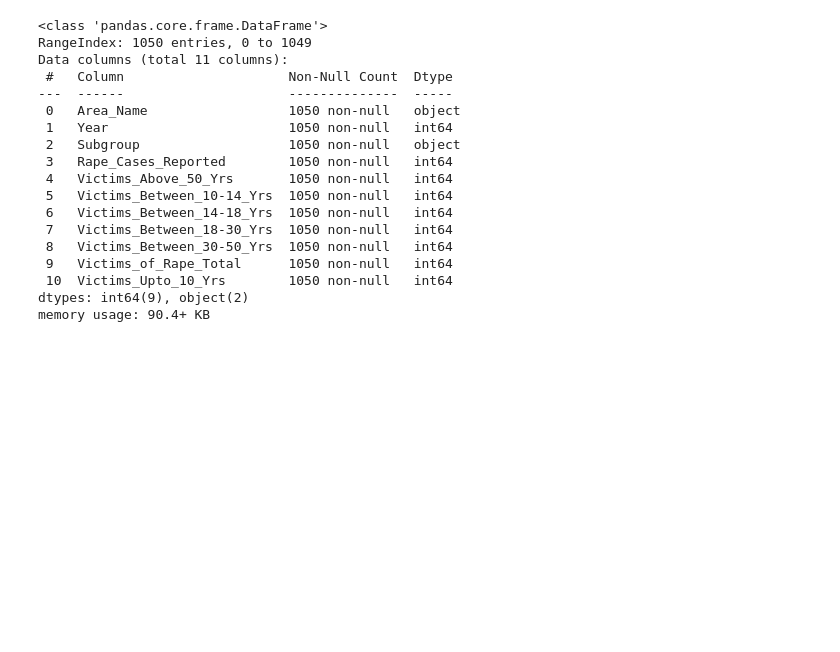
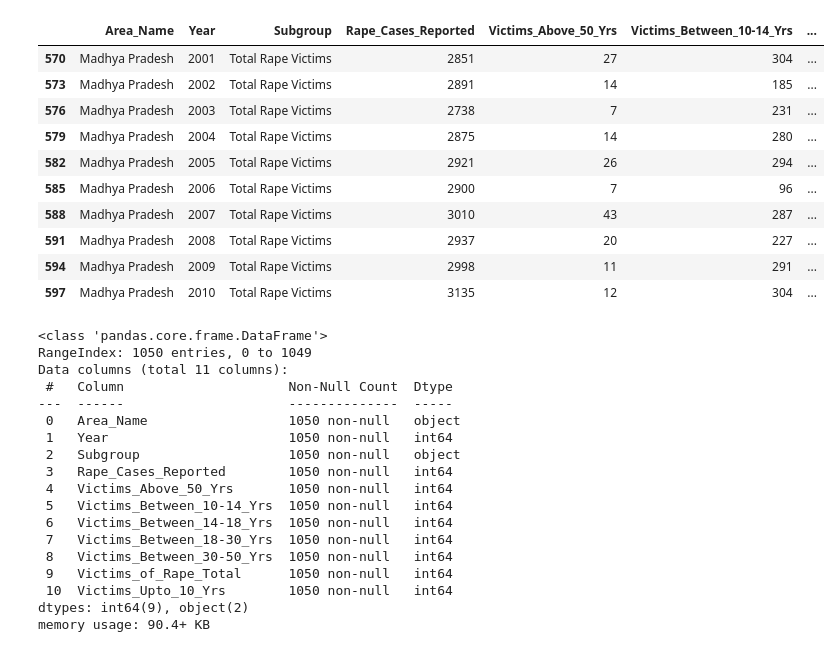
Before and after one commit to dsvikasojha/Practice-Projects-20--India-Crime, a Jupyter notebook: Practice Project 20 Rape Victim.ipynb, the cells around one changed output. Cells and saved outputs as stored; diff of their text form; code cells hidden in the pictures; blank space fills up the shorter version.

```diff
--- a/Practice Project 20 Rape Victim.ipynb
+++ b/Practice Project 20 Rape Victim.ipynb
@@ -18,3 +84,19 @@ ds.head()
+# %%
+mp=ds1['Area_Name']=='Madhya Pradesh'
+mp1=ds['Subgroup']=='Total Rape Victims'
+ds[mp & mp1]
+# %% [output]
+|  | Area_Name | Year | Subgroup | Rape_Cases_Reported | Victims_Above_50_Yrs | Victims_Between_10-14_Yrs | ... |
+| 570 | Madhya Pradesh | 2001 | Total Rape Victims | 2851 | 27 | 304 | ... |
+| 573 | Madhya Pradesh | 2002 | Total Rape Victims | 2891 | 14 | 185 | ... |
+| 576 | Madhya Pradesh | 2003 | Total Rape Victims | 2738 | 7 | 231 | ... |
+| 579 | Madhya Pradesh | 2004 | Total Rape Victims | 2875 | 14 | 280 | ... |
+| 582 | Madhya Pradesh | 2005 | Total Rape Victims | 2921 | 26 | 294 | ... |
+| 585 | Madhya Pradesh | 2006 | Total Rape Victims | 2900 | 7 | 96 | ... |
+| 588 | Madhya Pradesh | 2007 | Total Rape Victims | 3010 | 43 | 287 | ... |
+| 591 | Madhya Pradesh | 2008 | Total Rape Victims | 2937 | 20 | 227 | ... |
+| 594 | Madhya Pradesh | 2009 | Total Rape Victims | 2998 | 11 | 291 | ... |
+| 597 | Madhya Pradesh | 2010 | Total Rape Victims | 3135 | 12 | 304 | ... |
 # %%
 ds.info()
 # %% [output]
```
Also changed, not shown: parts of 9 cells of this notebook.
